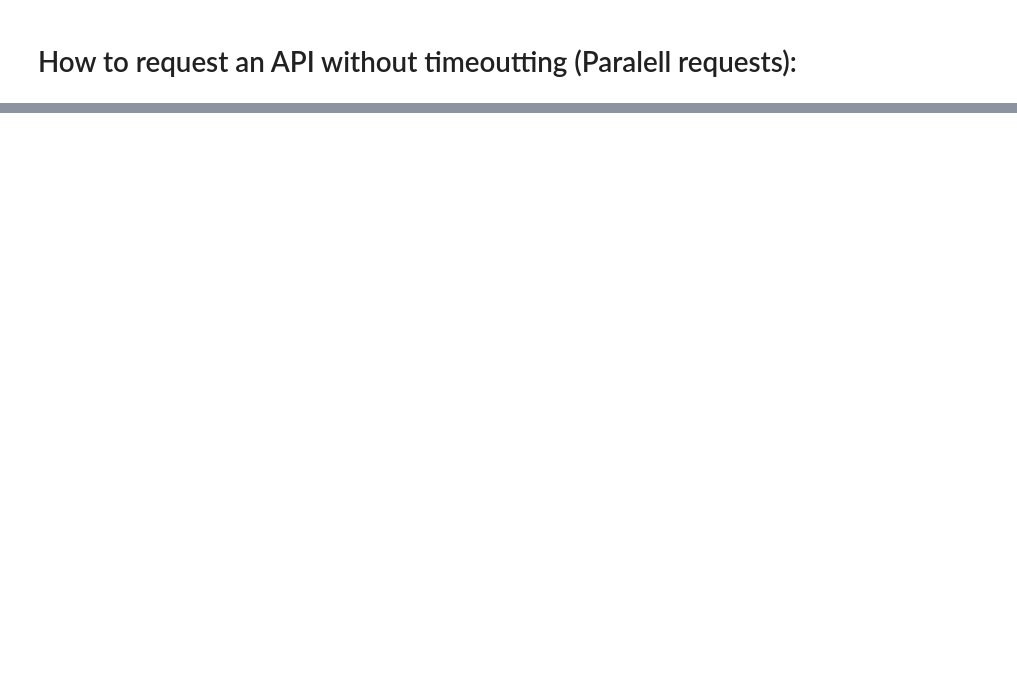
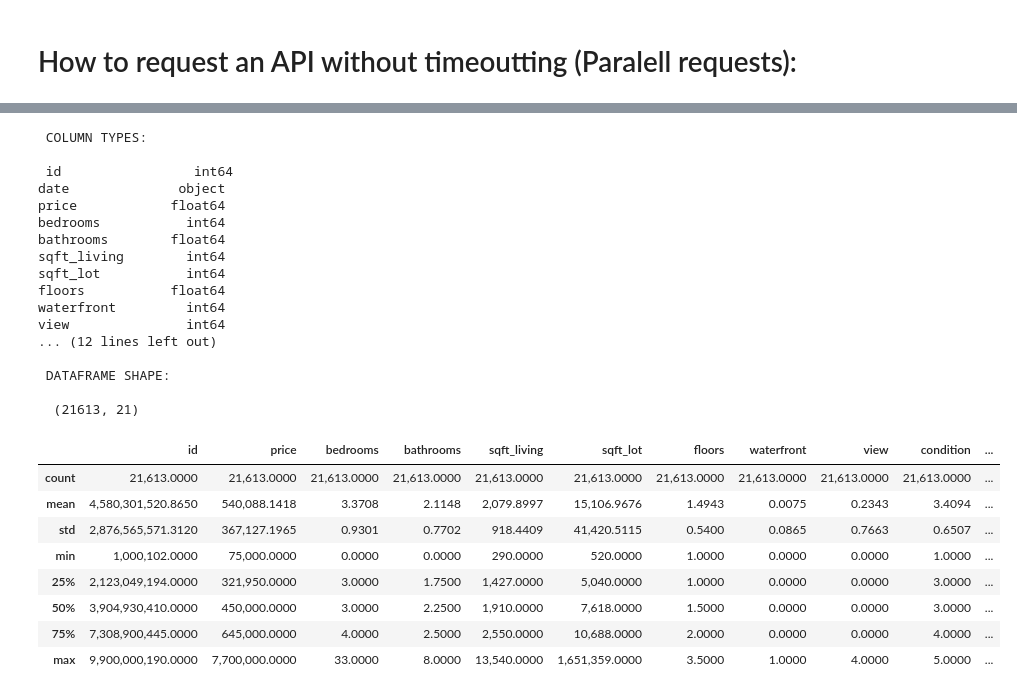
Before and after one commit to joaosoutto95/python_zero_ao_ds1, a Jupyter notebook: 0_ao_ds.ipynb, the cells around one changed output, grey strips where cells are left out. Drawn from its saved outputs; the diff is of its cells as text; code cells hidden in the pictures; blank space fills up the shorter version.

```diff
--- a/0_ao_ds.ipynb
+++ b/0_ao_ds.ipynb
@@ -447,0 +514,34 @@ print(time.process_time() - start)
+# %%
+# Importing data into dataframe:
+path = 'C:/Users/jps/Desktop/Python/repos/python_zero_ao_ds1/datasets/house_rocket/kc_house_data.csv'
+df = pd.read_csv(path)
+
+# Understanding data:
+show_type_stats(df)
+# %% [output]
+ COLUMN TYPES:
+
+ id                 int64
+date              object
+price            float64
+bedrooms           int64
+bathrooms        float64
+sqft_living        int64
+sqft_lot           int64
+floors           float64
+waterfront         int64
+view               int64
+... (12 lines left out)
+
+ DATAFRAME SHAPE:
+
+  (21613, 21)
+|  | id | price | bedrooms | bathrooms | sqft_living | sqft_lot | floors | waterfront | view | condition | ... |
+| count | 21,613.0000 | 21,613.0000 | 21,613.0000 | 21,613.0000 | 21,613.0000 | 21,613.0000 | 21,613.0000 | 21,613.0000 | 21,613.0000 | 21,613.0000 | ... |
+| mean | 4,580,301,520.8650 | 540,088.1418 | 3.3708 | 2.1148 | 2,079.8997 | 15,106.9676 | 1.4943 | 0.0075 | 0.2343 | 3.4094 | ... |
+| std | 2,876,565,571.3120 | 367,127.1965 | 0.9301 | 0.7702 | 918.4409 | 41,420.5115 | 0.5400 | 0.0865 | 0.7663 | 0.6507 | ... |
+| min | 1,000,102.0000 | 75,000.0000 | 0.0000 | 0.0000 | 290.0000 | 520.0000 | 1.0000 | 0.0000 | 0.0000 | 1.0000 | ... |
+| 25% | 2,123,049,194.0000 | 321,950.0000 | 3.0000 | 1.7500 | 1,427.0000 | 5,040.0000 | 1.0000 | 0.0000 | 0.0000 | 3.0000 | ... |
+| 50% | 3,904,930,410.0000 | 450,000.0000 | 3.0000 | 2.2500 | 1,910.0000 | 7,618.0000 | 1.5000 | 0.0000 | 0.0000 | 3.0000 | ... |
+| 75% | 7,308,900,445.0000 | 645,000.0000 | 4.0000 | 2.5000 | 2,550.0000 | 10,688.0000 | 2.0000 | 0.0000 | 0.0000 | 4.0000 | ... |
+| max | 9,900,000,190.0000 | 7,700,000.0000 | 33.0000 | 8.0000 | 13,540.0000 | 1,651,359.0000 | 3.5000 | 1.0000 | 4.0000 | 5.0000 | ... |
```
Also changed, not shown: parts of 15 cells of this notebook.
